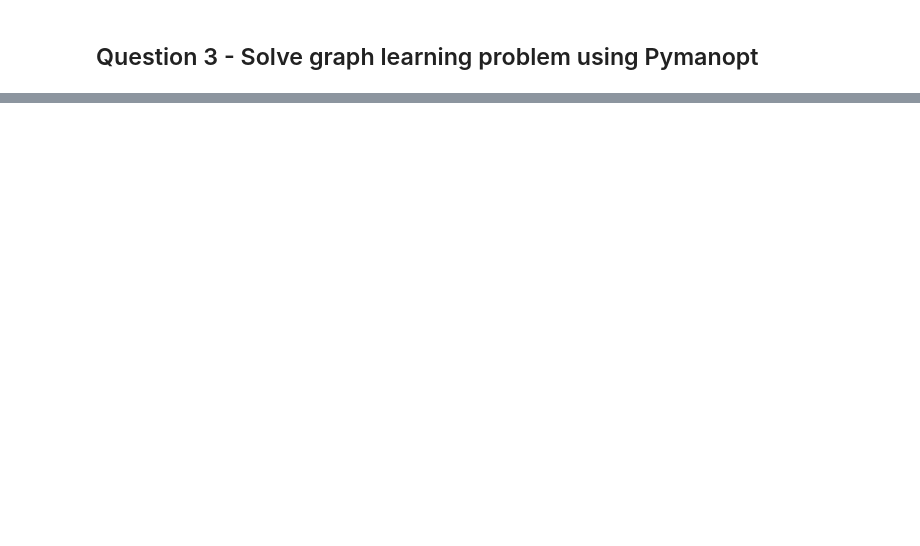
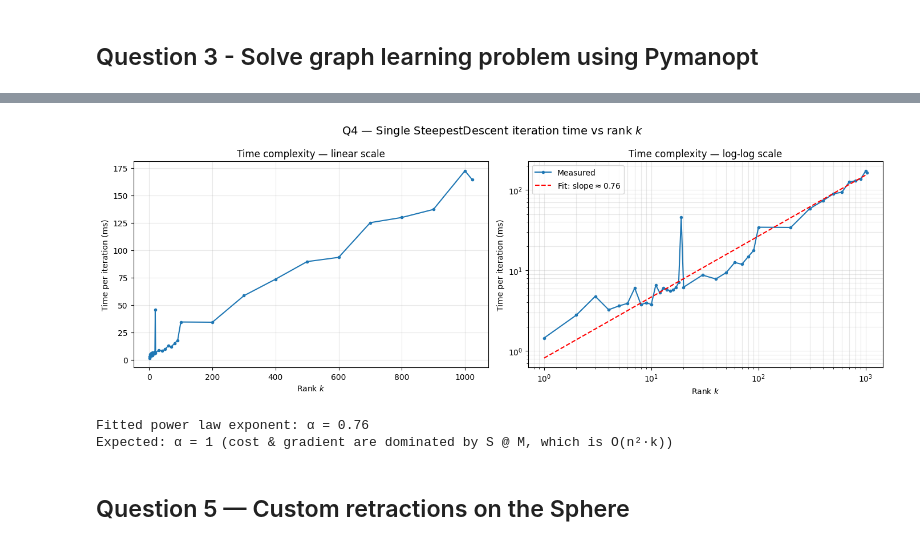
Before and after one commit to AhouLucas/LINMA2474-Project, a Jupyter notebook: P1/main.ipynb, the cells around one changed output, grey strips where cells are left out. Cells and saved outputs as stored; diff of their text form; code cells hidden in the pictures; blank space fills up the shorter version.

```diff
--- a/P1/main.ipynb
+++ b/P1/main.ipynb
@@ -240,0 +465,43 @@ def solve_graph_learning(channel: str,
+# %%
+# Plot time per iteration vs k
+fig, axes = plt.subplots(1, 2, figsize=(14, 5))
+
+# Left: linear scale
+ax = axes[0]
+ax.plot(k_values, times_per_k * 1000, 'o-', markersize=3)
+ax.set_xlabel('Rank $k$')
+ax.set_ylabel('Time per iteration (ms)')
+ax.set_title('Time complexity — linear scale')
+ax.grid(True, alpha=0.3)
+
+# Right: log-log scale to identify the polynomial order
+ax = axes[1]
+ax.loglog(k_values, times_per_k * 1000, 'o-', markersize=3, label='Measured')
+
+# Fit a power law: time ∝ k^α  →  log(time) = α log(k) + const
+log_k = np.log(k_values.astype(float))
+log_t = np.log(times_per_k)
+mask = k_values >= 100
+alpha_large, intercept_large = np.polyfit(np.log(k_values[mask].astype(float)),
+                                           np.log(times_per_k[mask]), 1)
+ax.loglog(k_values, np.exp(intercept_large) * k_values**alpha_large * 1000, '--',
+          label=rf'Fit: slope$\approx {alpha_large:.2f}$', color='red')
+ax.set_xlabel('Rank $k$')
+ax.set_ylabel('Time per iteration (ms)')
+ax.set_title('Time complexity — log-log scale')
+ax.legend()
+ax.grid(True, alpha=0.3, which='both')
+
+plt.suptitle('Q4 — Single SteepestDescent iteration time vs rank $k$', fontsize=14)
+plt.tight_layout()
+plt.savefig("figures/q4_time_complexity_sd_iteration.svg", bbox_inches="tight")
+plt.show()
+
+print(f"\nFitted power law exponent: α = {alpha_large:.2f}")
+print(f"Expected: α = 1 (cost & gradient are dominated by S @ M, which is O(n²·k))")
+# %% [output]
+[figure, added]
+Fitted power law exponent: α = 0.76
+Expected: α = 1 (cost & gradient are dominated by S @ M, which is O(n²·k))
+# %% [markdown]
+## Question 5 — Custom retractions on the Sphere
```
Also changed, not shown: parts of 11 cells of this notebook, 6 other files.
